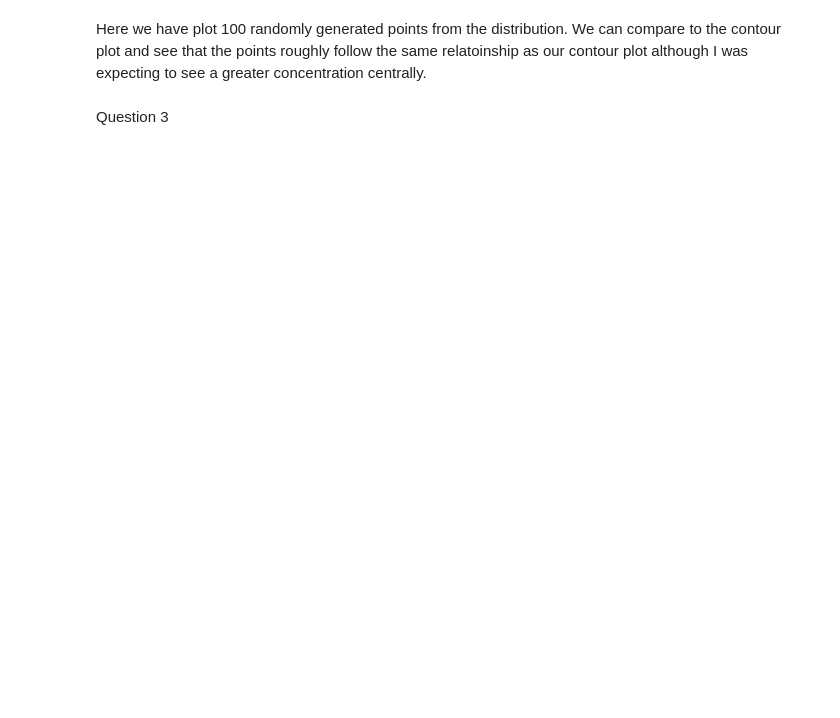
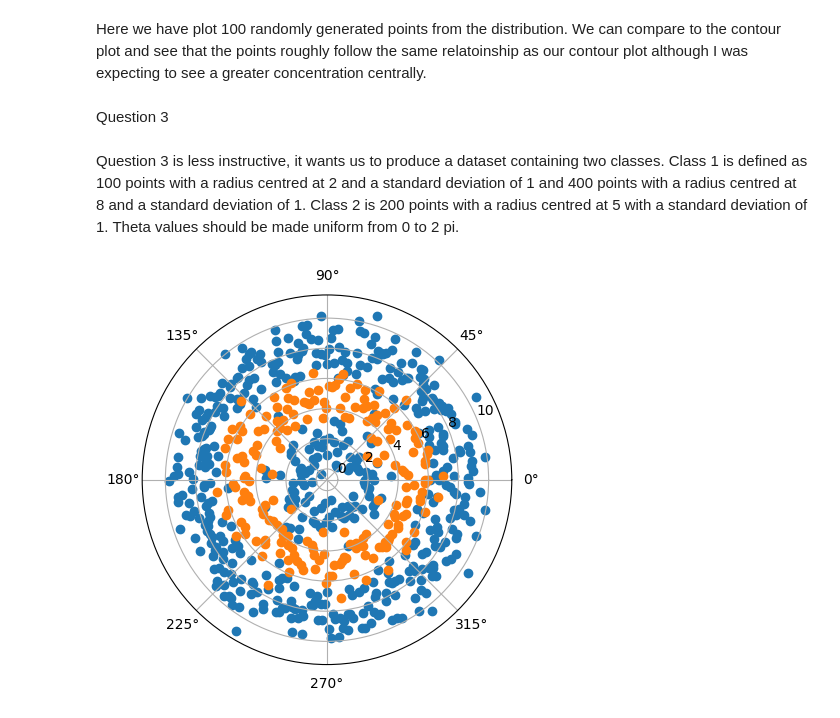
Before and after one commit to JGrant3101/ME4MachineLearning, a Jupyter notebook: Tutorial1.ipynb, the cells around one changed output. Saved outputs shown, nothing was run; the diff lists cells and outputs as text; code cells hidden in the pictures; blank space fills up the shorter version.

```diff
--- a/Tutorial1.ipynb
+++ b/Tutorial1.ipynb
@@ -101,3 +101,31 @@ ax.set_ylim([-1, 1])
 Here we have plot 100 randomly generated points from the distribution. We can compare to the contour plot and see that the points roughly follow the same relatoinship as our contour plot although I was expecting to see a greater concentration centrally.
 # %% [markdown]
 Question 3
+# %% [markdown]
+Question 3 is less instructive, it wants us to produce a dataset containing two classes. Class 1 is defined as 100 points with a radius centred at 2 and a standard deviation of 1 and 400 points with a radius centred at 8 and a standard deviation of 1. Class 2 is 200 points with a radius centred at 5 with a standard deviation of 1. Theta values should be made uniform from 0 to 2 pi.
+# %%
+# Creating a class 1 dataset
+# Want to start by getting the value of the radii from the distribution, this is done below
+R1a = np.random.normal(loc = 2, scale = 1, size = 100)
+R1b = np.random.normal(loc = 8, scale = 1, size = 400)
+
+# For each of these want to set up the uniformally distributed theta values
+Theta1a = np.linspace(0, 2 * np.pi, num = 100)
+Theta1b = np.linspace(0, 2 * np.pi, num = 400)
+
+# Combining these into one array each of radii and theta values for class 1
+R1 = np.append(R1a, R1b)
+Theta1 = np.append(Theta1a, Theta1b)
+
+# Creating a class 2 dataset
+# Same again but for the description of what class 2 is, easier as it's not split into two distinct parts.
+R2 = np.random.normal(loc = 5, scale = 1, size = 200)
+Theta2 = np.linspace(0, 2 * np.pi, num = 200)
+
+# Now that the two datasets have been created can now plot them
+fig3 = plt.figure()
+ax3 = fig3.add_subplot(projection='polar')
+c1 = ax3.scatter(Theta1, R1)
+c2 = ax3.scatter(Theta2, R2)
+# %% [output]
+[figure, added]
```
Also changed, not shown: parts of 1 cell of this notebook.
